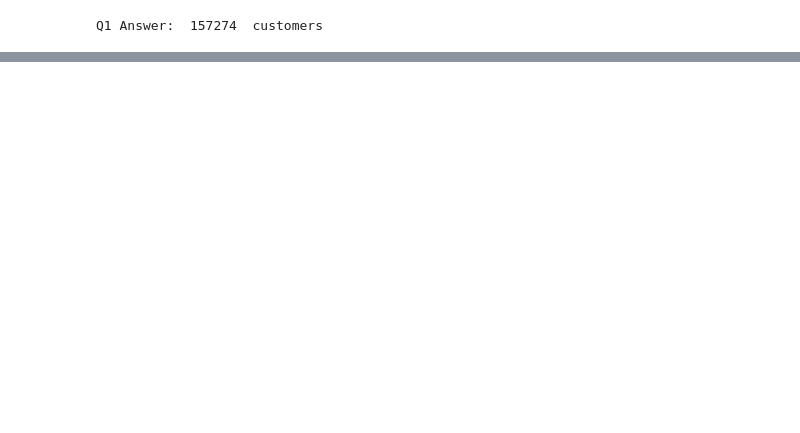
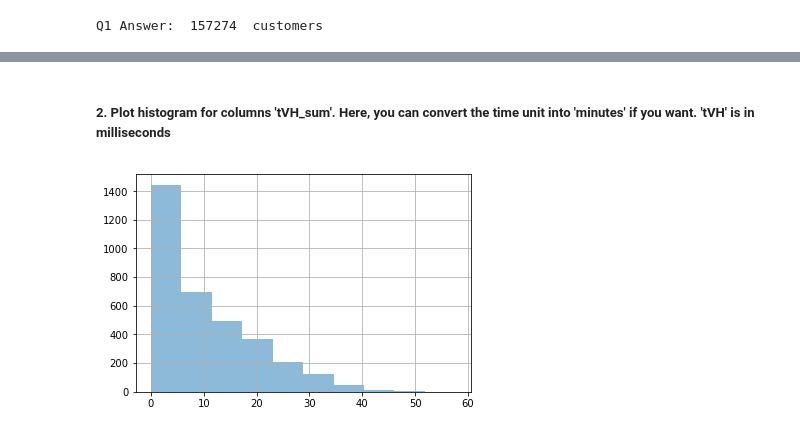
Before and after one commit to DoosanJung/STZR, a Jupyter notebook: interview_soln.ipynb, the cells around one changed output, grey strips where cells are left out. Saved outputs shown, nothing was run; the diff lists cells and outputs as text; code cells hidden in the pictures; blank space fills up the shorter version.

```diff
--- a/interview_soln.ipynb
+++ b/interview_soln.ipynb
@@ -97,0 +53,3 @@ tmp_df[tmp_df['tid']=='Unset']
+# %%
+# You need to know whare the unique 'tid's this data has
+tid_lst = tmp_df['tid'].unique()
@@ -97,0 +64,3 @@ tmp_df[tmp_df['tid']=='Unset']
+# %%
+# You need to groupby 'tid' to see whether a group (with same 'tid') has same 'uid' or not
+tid_grouped = tmp_df.groupby('tid')
@@ -97,0 +146,26 @@ tmp_df[tmp_df['tid']=='Unset']
+# %%
+def get_sum_df(uid_grouped_rmv_tid_Uns,uid):
+    '''
+    INPUT: Pandas DataFrame, groupby uid
+    OUTPUT: Pandas DataFrame, counted and summed by uid, tid
+    '''
+    uid_tid_grouped_rmv_tid_Uns = uid_grouped_rmv_tid_Uns.get_group(uid).groupby('tid')
+    uid_tid_lst = get_tid_lst_frm_uid(uid_grouped_rmv_tid_Uns, uid)
+    sum_lst=[]
+    for tid in uid_tid_lst:
+        tid_dict={}
+        tid_dict['uid'] = uid
+        tid_dict['tid'] = tid
+        tid_dict['tBuf_sum'] = uid_tid_grouped_rmv_tid_Uns.get_group(tid)['tBuf'].sum()
+        tid_dict['tIBuf_sum'] = uid_tid_grouped_rmv_tid_Uns.get_group(tid)['tIBuf'].sum()
+        tid_dict['tLBuf_sum'] = uid_tid_grouped_rmv_tid_Uns.get_group(tid)['tLBuf'].sum()
+        tid_dict['tPld_sum'] = uid_tid_grouped_rmv_tid_Uns.get_group(tid)['tPld'].sum()
+        tid_dict['tVH_sum'] = uid_tid_grouped_rmv_tid_Uns.get_group(tid)['tVH'].sum()
+        # Unzip the dictionary
+        for key in uid_tid_grouped_rmv_tid_Uns.get_group(tid)['type'].value_counts().to_dict().keys():
+            tid_dict['#type_'+ key] = uid_tid_grouped_rmv_tid_Uns.get_group(tid)['type'].value_counts().to_dict()[key]
+        # Unzip the dictionary
+        for key in uid_tid_grouped_rmv_tid_Uns.get_group(tid)['mplyevnt'].value_counts().to_dict().keys():
+            tid_dict['#mplyevnt_'+key] = uid_tid_grouped_rmv_tid_Uns.get_group(tid)['mplyevnt'].value_counts().to_dict()[key]
+        sum_lst.append(tid_dict)
+    return pd.DataFrame(sum_lst)
@@ -97,0 +211,16 @@ tmp_df[tmp_df['tid']=='Unset']
+# %% [markdown]
+##### 2. Plot histogram for columns 'tVH_sum'. Here, you can convert the time unit into 'minutes' if you want. 'tVH' is in milliseconds
+# %%
+def plotting_hist(column,exclude_zeros=False):
+    '''
+    INPUT: Pandas Series
+    OUTPUT: histogram of the column
+    '''
+    if exclude_zeros:
+        column[column>0].hist(alpha=0.5)
+    else:
+        column.hist(alpha=0.5)
+# %%
+plotting_hist((sum_df['tVH_sum']/(1000*60)),True) # in minutes
+# %% [output]
+[figure, added]
```
Also changed, not shown: parts of 43 cells of this notebook, 2 other files.
